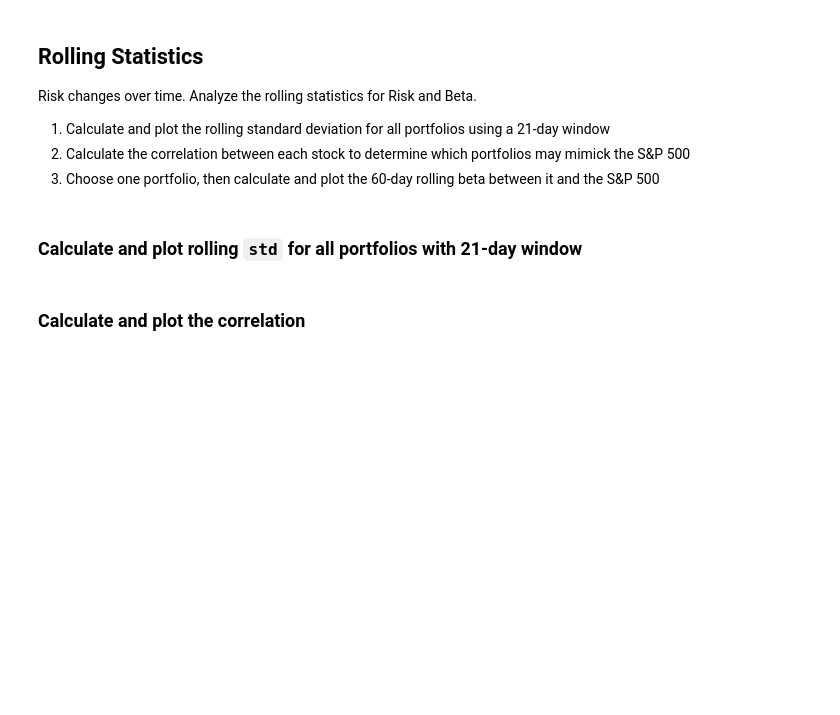
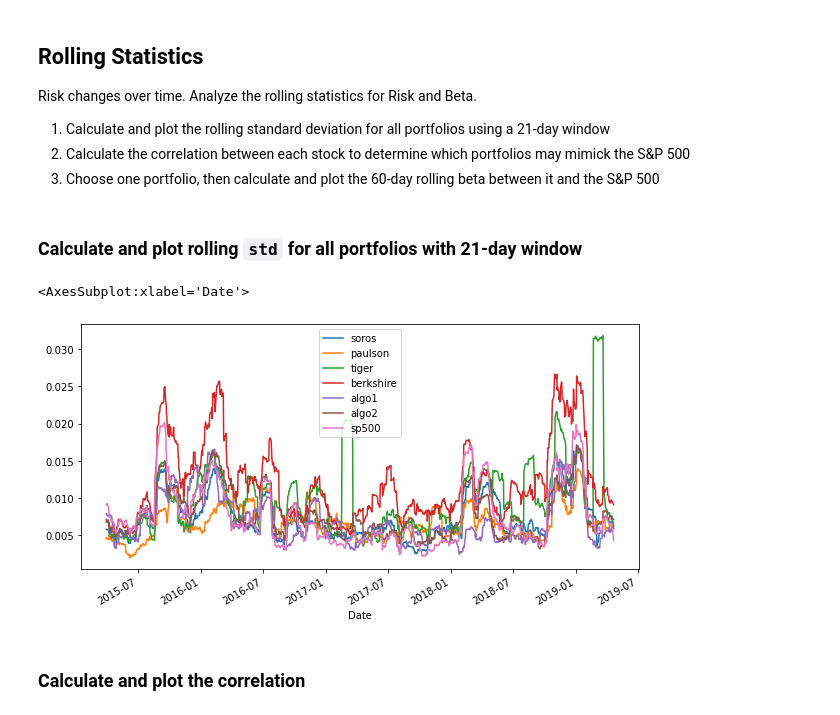
Before and after one commit to JQH84/Portfolio-Analysis, a Jupyter notebook: whale_analysis.ipynb, the cells around one changed output. Drawn from its saved outputs; the diff is of its cells as text; code cells hidden in the pictures; blank space fills up the shorter version.

```diff
--- a/whale_analysis.ipynb
+++ b/whale_analysis.ipynb
@@ -218,7 +256,11 @@ Risk changes over time. Analyze the rolling statistics for Risk and Beta.
 ### Calculate and plot rolling `std` for all portfolios with 21-day window
 # %%
 # Calculate the rolling standard deviation for all portfolios using a 21-day window
-
+all_returns_rolling = all_returns.rolling(window=21).std()
 # Plot the rolling standard deviation
+all_returns_rolling.plot(figsize=(10,5))
+# %% [output]
+<AxesSubplot:xlabel='Date'>
+[figure, added]
 # %% [markdown]
 ### Calculate and plot the correlation
```
Also changed, not shown: parts of 19 cells of this notebook, 4 other files.
